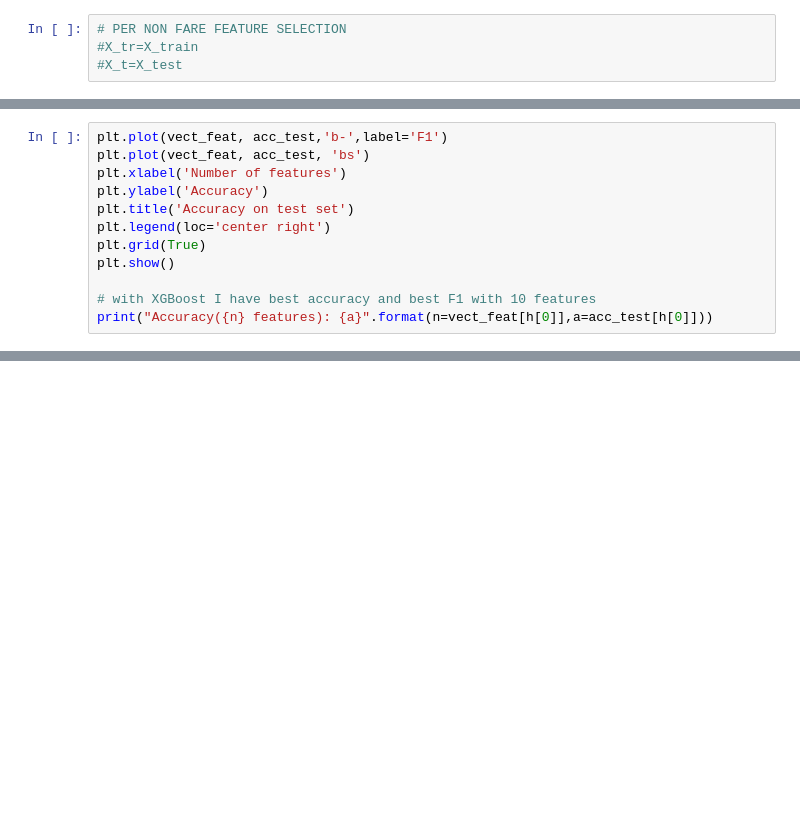
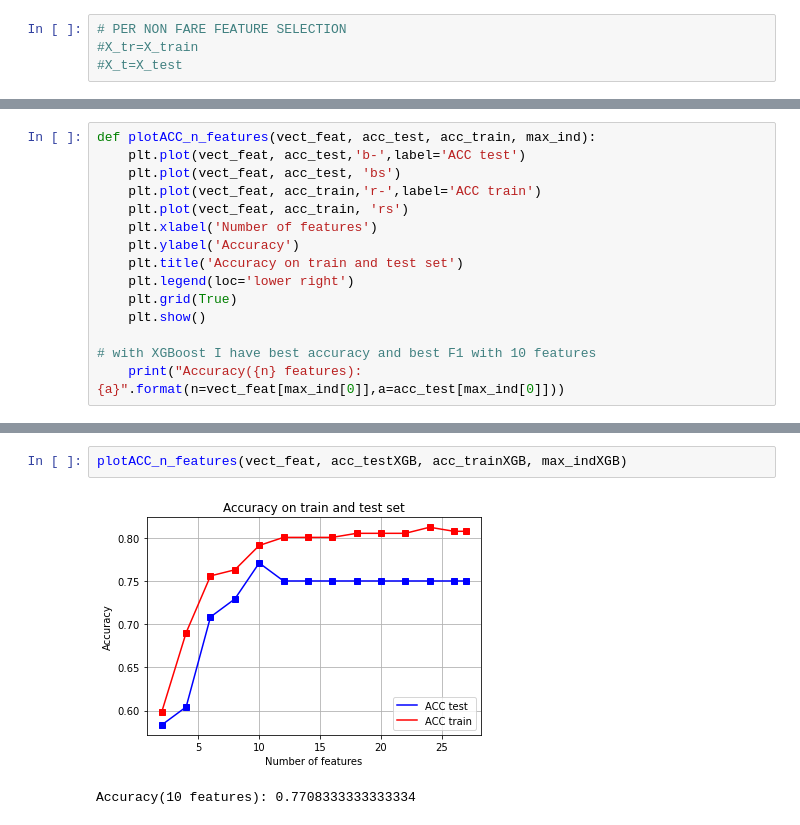
Before and after one commit to matteo9903/master_thesis, a Jupyter notebook: classification(diff numb of features)_MRMR_.ipynb, the cells around one changed output, grey strips where cells are left out. Drawn from its saved outputs; the diff is of its cells as text; blank space fills up the shorter version.

```diff
--- a/classification(diff numb of features)_MRMR_.ipynb
+++ b/classification(diff numb of features)_MRMR_.ipynb
@@ -538,12 +632,15 @@ Features:
 # %%
-plt.plot(vect_feat, acc_test,'b-',label='F1')
-plt.plot(vect_feat, acc_test, 'bs')
-plt.xlabel('Number of features')
-plt.ylabel('Accuracy')
-plt.title('Accuracy on test set')
-plt.legend(loc='center right')
-plt.grid(True)
-plt.show()
+def plotACC_n_features(vect_feat, acc_test, acc_train, max_ind):
+    plt.plot(vect_feat, acc_test,'b-',label='ACC test')
+    plt.plot(vect_feat, acc_test, 'bs')
+    plt.plot(vect_feat, acc_train,'r-',label='ACC train')
+    plt.plot(vect_feat, acc_train, 'rs')
+    plt.xlabel('Number of features')
+    plt.ylabel('Accuracy')
+    plt.title('Accuracy on train and test set')
+    plt.legend(loc='lower right')
+    plt.grid(True)
+    plt.show()
 
 # with XGBoost I have best accuracy and best F1 with 10 features
-print("Accuracy({n} features): {a}".format(n=vect_feat[h[0]],a=acc_test[h[0]]))
+    print("Accuracy({n} features): {a}".format(n=vect_feat[max_ind[0]],a=acc_test[max_ind[0]]))
@@ -620,0 +726,5 @@ AUC: 0.78
+# %%
+plotACC_n_features(vect_feat, acc_testXGB, acc_trainXGB, max_indXGB)
+# %% [output]
+[figure, added]
+Accuracy(10 features): 0.7708333333333334
```
Also changed, not shown: parts of 56 cells of this notebook.
